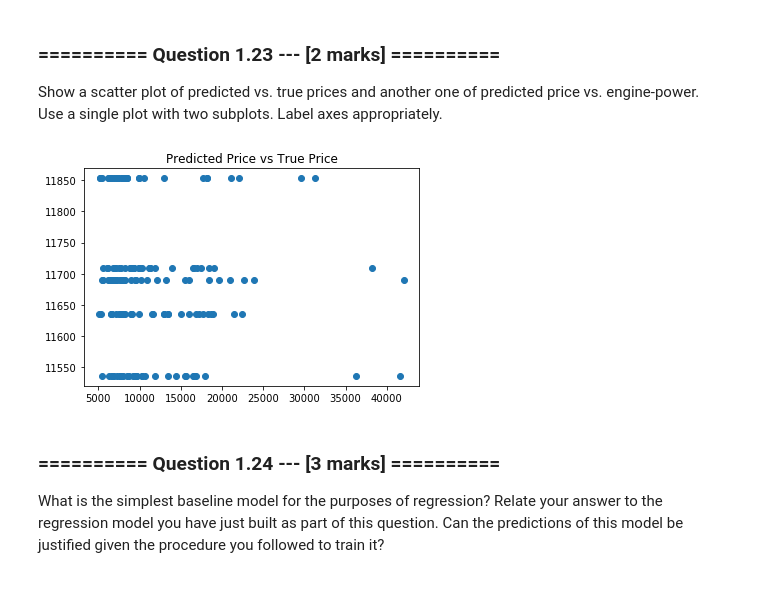
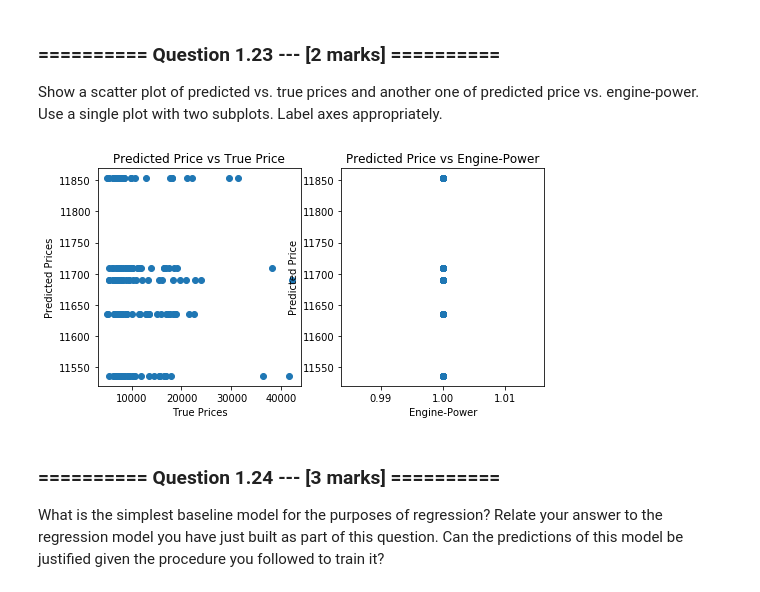
Before and after one commit to hirshagarwal/iaml2017, a Jupyter notebook: Agarwal Assignment 2.ipynb, the cells around one changed output. Cells and saved outputs as stored; diff of their text form; code cells hidden in the pictures.

```diff
--- a/Agarwal Assignment 2.ipynb
+++ b/Agarwal Assignment 2.ipynb
@@ -335,12 +329,30 @@ y_pred_base = cross_val_predict(linear_model_base, X=x_data_base, y=y_data_base,
+# %%
+auto_base = pd.read_csv('datasets/train_auto_base.csv')
+x_data_base = np.array(auto_base['engine-power']).reshape(-1, 1)
+y_data_base = auto_base['price']
+linear_model_base = LinearRegression().fit(X=x_data_base, y=y_data_base)
+y_pred_base = cross_val_predict(linear_model_base, X=x_data_base, y=y_data_base, cv=kf.split(auto_base))
+# Report Statistics
+print('Coefficient of Determination:', r2_score(y_true=y_data_base, y_pred=y_pred_base))
+print('RMSE:', np.sqrt(mean_squared_error(y_true=y_data_base, y_pred=y_pred_base)))
+print('MAE:', mean_absolute_error(y_true=y_data_base, y_pred=y_pred_base))
+print('Correlation Coefficient:',np.corrcoef(x=x_data['engine-power'], y=y_data))
 # %% [markdown]
 ### ========== Question 1.23 --- [2 marks] ==========
 Show a scatter plot of predicted vs. true prices and another one of predicted price vs. engine-power. Use a single plot with two subplots. Label axes appropriately.
-# %%
-plt.scatter(x=y_data_base, y=y_pred_base)
-plt.title('Predicted Price vs True Price')
-plt.show()
-# %% [output]
-[figure, removed]
+# %%
+fig, (ax1, ax2) = plt.subplots(1,2, figsize=(8,4))
+ax1.scatter(x=y_data_base, y=y_pred_base)
+ax2.scatter(x=auto_base['engine-power'], y=y_pred_base)
+ax1.set_title('Predicted Price vs True Price')
+ax2.set_title('Predicted Price vs Engine-Power')
+ax1.set_xlabel('True Prices')
+ax1.set_ylabel('Predicted Prices')
+ax2.set_xlabel('Engine-Power')
+ax2.set_ylabel('Predicted Price')
+fig.show()
+# %% [output]
+[figure, added]
 # %% [markdown]
 ### ========== Question 1.24 --- [3 marks] ==========
 What is the simplest baseline model for the purposes of regression? Relate your answer to the regression model you have just built as part of this question. Can the predictions of this model be justified given the procedure you followed to train it?
```
Also changed, not shown: parts of 18 cells of this notebook, 1 other file.
